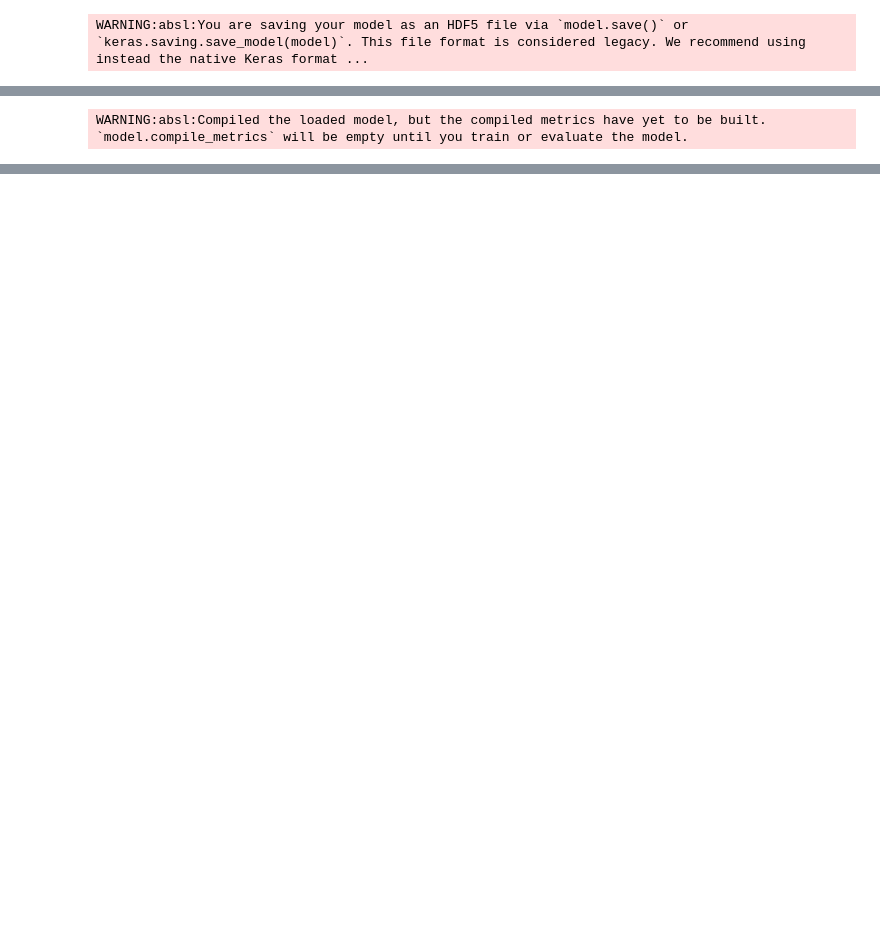
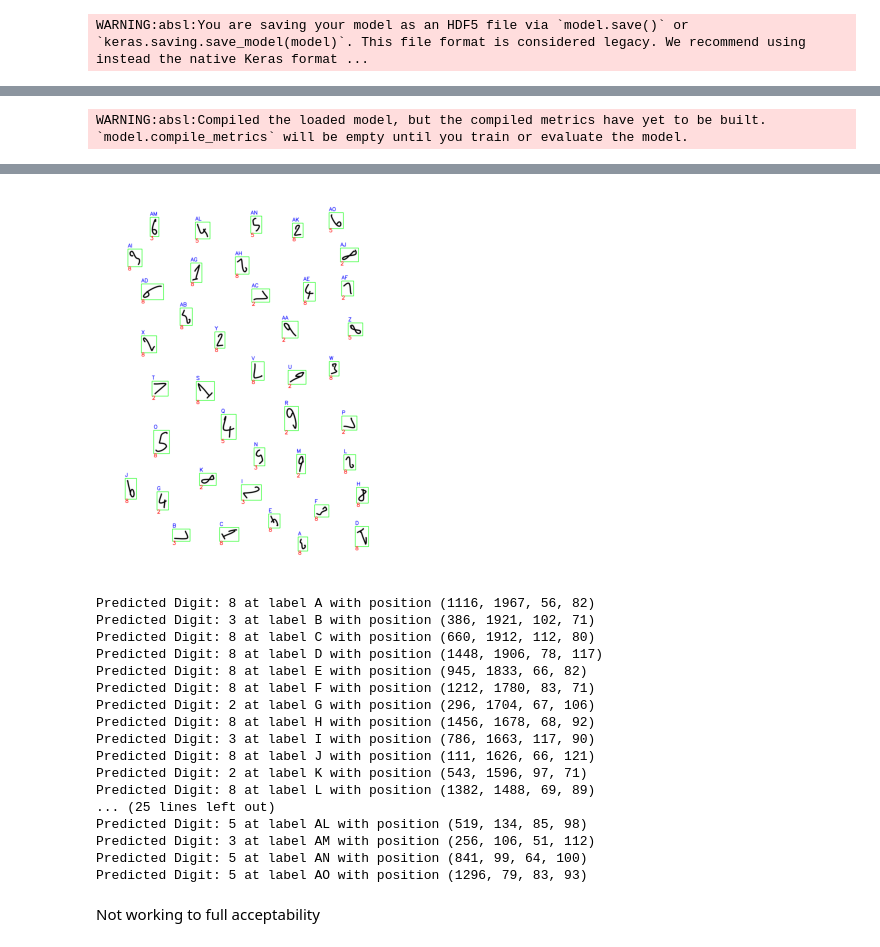
Before and after one commit to rrfalcao/FYP, a Jupyter notebook: Digit_identifier/Digit.ipynb, the cells around one changed output, grey strips where cells are left out. Drawn from its saved outputs; the diff is of its cells as text; code cells hidden in the pictures; blank space fills up the shorter version.

Commit message:
Digit segment update

```diff
--- a/Digit_identifier/Digit.ipynb
+++ b/Digit_identifier/Digit.ipynb
@@ -133,10 +129,11 @@ from Digit_Segmenter import DigitSegmenter
 segmenter = DigitSegmenter('trained_model.h5')
 
 # Path to the image you want to process
-image_path = '/Users/rfalcao/FYP/Digit_identifier/TestSeq2.jpg'
+image_path = '/Users/rfalcao/FYP/Digit_identifier/TestSeq1.jpg'
 
+padding=10
 # Segment digits
-segmented_image, predicted_digits = segmenter.segment_digits_with_labels(image_path,padding=10)
+segmented_image, predicted_digits = segmenter.segment_digits_with_labels(image_path,padding)
 
 # Display result
 segmenter.display_image(segmented_image)
@@ -149,0 +163,20 @@ TypeError: DigitSegmenter.segment_digits_with_labels() got an unexpected keyword
+[figure, added]
+Predicted Digit: 8 at label A with position (1116, 1967, 56, 82)
+Predicted Digit: 3 at label B with position (386, 1921, 102, 71)
+Predicted Digit: 8 at label C with position (660, 1912, 112, 80)
+Predicted Digit: 8 at label D with position (1448, 1906, 78, 117)
+Predicted Digit: 8 at label E with position (945, 1833, 66, 82)
+Predicted Digit: 8 at label F with position (1212, 1780, 83, 71)
+Predicted Digit: 2 at label G with position (296, 1704, 67, 106)
+Predicted Digit: 8 at label H with position (1456, 1678, 68, 92)
+Predicted Digit: 3 at label I with position (786, 1663, 117, 90)
+Predicted Digit: 8 at label J with position (111, 1626, 66, 121)
+Predicted Digit: 2 at label K with position (543, 1596, 97, 71)
+Predicted Digit: 8 at label L with position (1382, 1488, 69, 89)
+... (25 lines left out)
+Predicted Digit: 5 at label AL with position (519, 134, 85, 98)
+Predicted Digit: 3 at label AM with position (256, 106, 51, 112)
+Predicted Digit: 5 at label AN with position (841, 99, 64, 100)
+Predicted Digit: 5 at label AO with position (1296, 79, 83, 93)
+# %% [markdown]
+Not working to full acceptability
```
Also changed, not shown: parts of 7 cells of this notebook.
